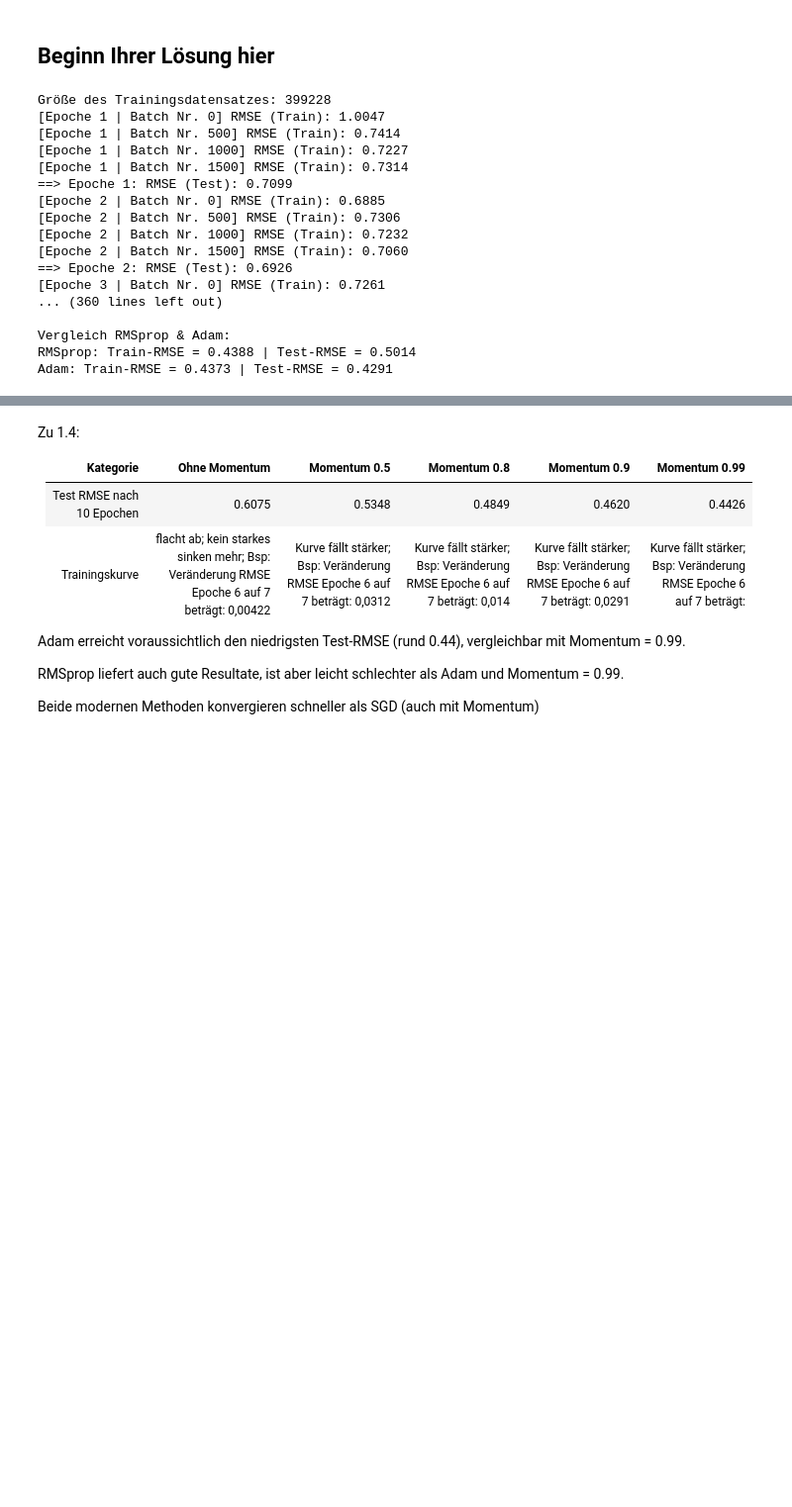
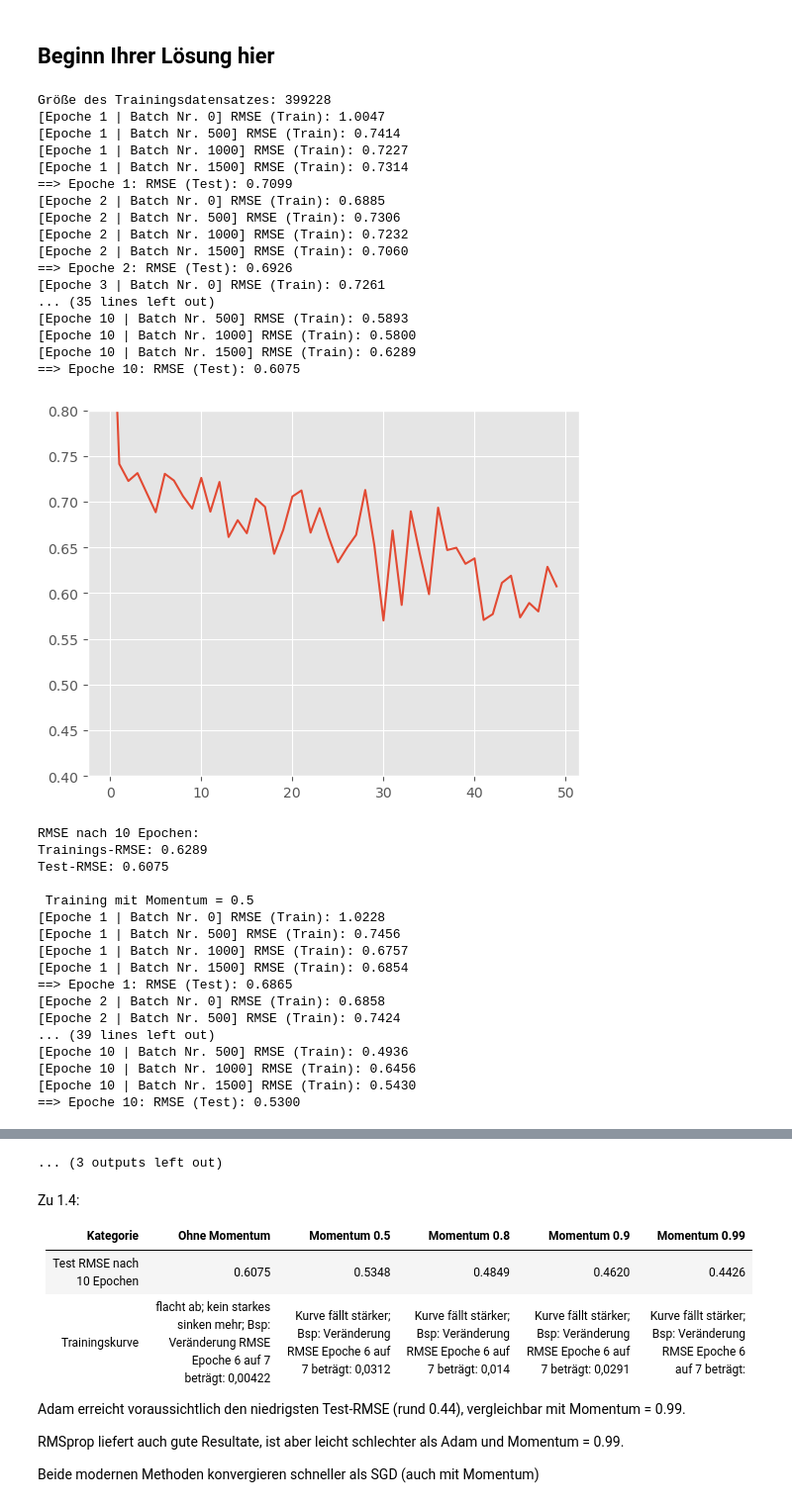
Before and after one commit to qq-ki/ML_Praktikum, a Jupyter notebook: Semester_4/Aufgabenblatt 2/Blatt 2 - ML2 - Optimizer.ipynb, the cells around one changed output, grey strips where cells are left out. Shown at 99% size. Saved outputs shown, nothing was run; the diff lists cells and outputs as text; code cells hidden in the pictures; blank space fills up the shorter version.

Commit message:
plots

```diff
--- a/Semester_4/Aufgabenblatt 2/Blatt 2 - ML2 - Optimizer.ipynb
+++ b/Semester_4/Aufgabenblatt 2/Blatt 2 - ML2 - Optimizer.ipynb
@@ -116,6 +118,7 @@ print("Größe des Trainingsdatensatzes:", len(train_data))
 
 def train_model(network, train_data, test_data, optimizer, criterion,
                 batch_size, epochs, log_interval):
+    full_log = []
 
     train_loader = torch.utils.data.DataLoader(train_data, batch_size=batch_size, shuffle=True) #Mini-Batches
     test_loader = torch.utils.data.DataLoader(test_data, batch_size=batch_size)
@@ -136,6 +139,7 @@ def train_model(network, train_data, test_data, optimizer, criterion,
             if batch_idx % log_interval == 0:
                 rmse = torch.sqrt(loss).item()
                 batch_rmse_log.append(rmse)
+                full_log.append(rmse)
                 print(f"[Epoche {epoch+1} | Batch Nr. {batch_idx}] RMSE (Train): {rmse:.4f}") #RMSE der Batches im log_interval
 
         network.eval()
@@ -148,8 +152,15 @@ def train_model(network, train_data, test_data, optimizer, criterion,
             test_loss /= len(test_loader)
             test_rmse = np.sqrt(test_loss)
             test_rmse_log.append(test_rmse)
+            full_log.append(test_rmse)
             print(f"==> Epoche {epoch+1}: RMSE (Test): {test_rmse:.4f}") #RMSE pro Epoche von Testdatensatz
 
+
+    plt.plot(full_log)
+    plt.grid(True)
+
+    plt.ylim(0.4, 0.8)
+    plt.show()
     return batch_rmse_log, test_rmse_log
 
 
@@ -195,35 +206,53 @@ results_optimizers = {}
 
 for name, optim_class in optimizers.items():
     print(f"\nTraining mit {name}")
 
     network_adam_and_RMS = Net()
     criterion = torch.nn.MSELoss()
     optimizer = optim_class(network_adam_and_RMS.parameters(), lr=learning_rate)
 
     batch_rmse_log, test_rmse_log = train_model(network_adam_and_RMS, train_data, test_data, optimizer, criterion, batch_size=batch_size, epochs=n_epochs, log_interval=log_interval)
 
     results_optimizers[name] = {'train': batch_rmse_log[-1], 'test': test_rmse_log[-1]}
 
 print("\nVergleich RMSprop & Adam:")
 for name, values in results_optimizers.items():
     print(f"{name}: Train-RMSE = {values['train']:.4f} | Test-RMSE = {values['test']:.4f}")
 
 #TODO: Ergebnis mit den beiden vorherigen Methoden vergleichen
 # %% [output]
 Größe des Trainingsdatensatzes: 399228
 [Epoche 1 | Batch Nr. 0] RMSE (Train): 1.0047
 [Epoche 1 | Batch Nr. 500] RMSE (Train): 0.7414
 [Epoche 1 | Batch Nr. 1000] RMSE (Train): 0.7227
 [Epoche 1 | Batch Nr. 1500] RMSE (Train): 0.7314
 ==> Epoche 1: RMSE (Test): 0.7099
 [Epoche 2 | Batch Nr. 0] RMSE (Train): 0.6885
 [Epoche 2 | Batch Nr. 500] RMSE (Train): 0.7306
 [Epoche 2 | Batch Nr. 1000] RMSE (Train): 0.7232
 [Epoche 2 | Batch Nr. 1500] RMSE (Train): 0.7060
 ==> Epoche 2: RMSE (Test): 0.6926
 [Epoche 3 | Batch Nr. 0] RMSE (Train): 0.7261
-... (360 lines left out)
-
-Vergleich RMSprop & Adam:
-RMSprop: Train-RMSE = 0.4388 | Test-RMSE = 0.5014
-Adam: Train-RMSE = 0.4373 | Test-RMSE = 0.4291
+... (35 lines left out)
+[Epoche 10 | Batch Nr. 500] RMSE (Train): 0.5893
+[Epoche 10 | Batch Nr. 1000] RMSE (Train): 0.5800
+[Epoche 10 | Batch Nr. 1500] RMSE (Train): 0.6289
+==> Epoche 10: RMSE (Test): 0.6075
+[figure, added]
+RMSE nach 10 Epochen:
+Trainings-RMSE: 0.6289
+Test-RMSE: 0.6075
+
+ Training mit Momentum = 0.5
+[Epoche 1 | Batch Nr. 0] RMSE (Train): 1.0228
+[Epoche 1 | Batch Nr. 500] RMSE (Train): 0.7456
+[Epoche 1 | Batch Nr. 1000] RMSE (Train): 0.6757
+[Epoche 1 | Batch Nr. 1500] RMSE (Train): 0.6854
+==> Epoche 1: RMSE (Test): 0.6865
+[Epoche 2 | Batch Nr. 0] RMSE (Train): 0.6858
+[Epoche 2 | Batch Nr. 500] RMSE (Train): 0.7424
+... (39 lines left out)
+[Epoche 10 | Batch Nr. 500] RMSE (Train): 0.4936
+[Epoche 10 | Batch Nr. 1000] RMSE (Train): 0.6456
+[Epoche 10 | Batch Nr. 1500] RMSE (Train): 0.5430
+==> Epoche 10: RMSE (Test): 0.5300
@@ -230,3 +332,4 @@ Adam: Train-RMSE = 0.4373 | Test-RMSE = 0.4291
+... (3 outputs left out)
 # %% [markdown]
 Zu 1.4:
 
```
Also changed, not shown: parts of 2 cells of this notebook.
